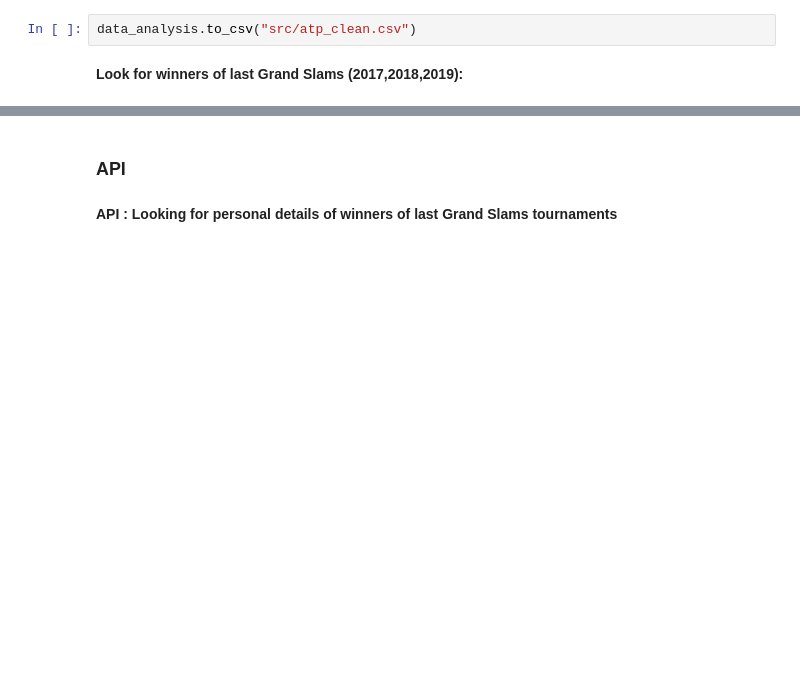
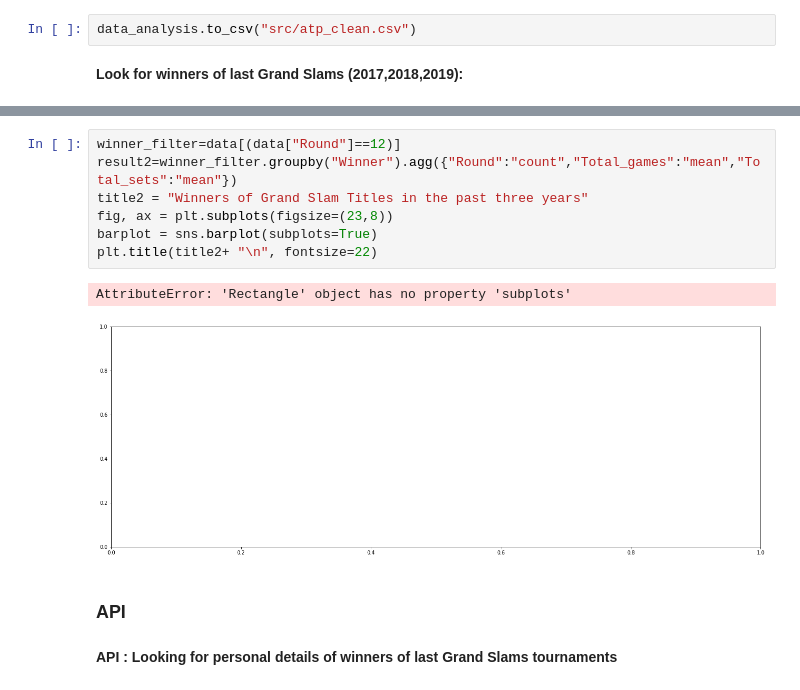
Before and after one commit to Macarena18/Data-Analysis-Pipeline, a Jupyter notebook: Cleaning.ipynb, the cells around one changed output, grey strips where cells are left out. Drawn from its saved outputs; the diff is of its cells as text; blank space fills up the shorter version.

```diff
--- a/Cleaning.ipynb
+++ b/Cleaning.ipynb
@@ -174,3 +176,13 @@ GS_winners.sort_values("Round",ascending=False).head(10)
+# %%
+winner_filter=data[(data["Round"]==12)]
+result2=winner_filter.groupby("Winner").agg({"Round":"count","Total_games":"mean","Total_sets":"mean"})
+title2 = "Winners of Grand Slam Titles in the past three years"
+fig, ax = plt.subplots(figsize=(23,8))
+barplot = sns.barplot(subplots=True)
+plt.title(title2+ "\n", fontsize=22)
+# %% [output]
+AttributeError: 'Rectangle' object has no property 'subplots'
+[figure, added]
 # %% [markdown]
 ### API
 # %% [markdown]
```
Also changed, not shown: parts of 2 cells of this notebook, 1 other file.
